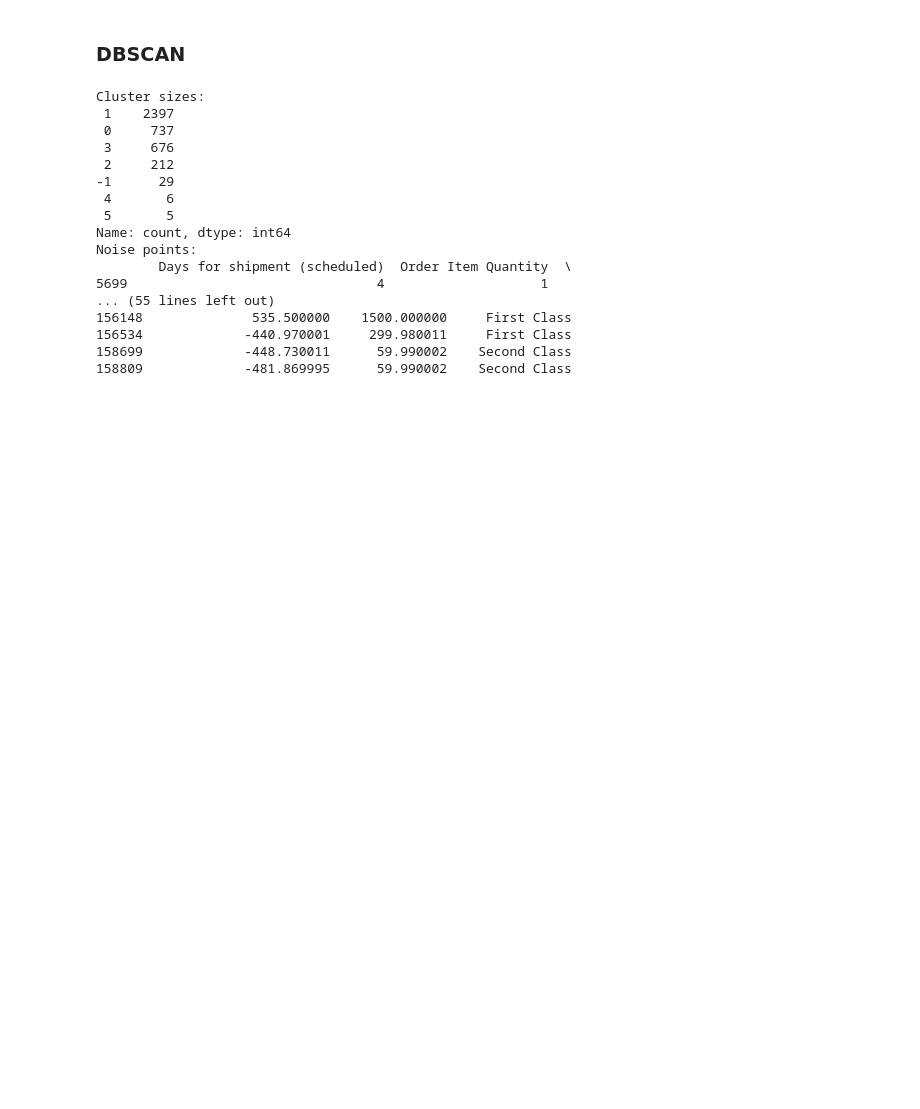
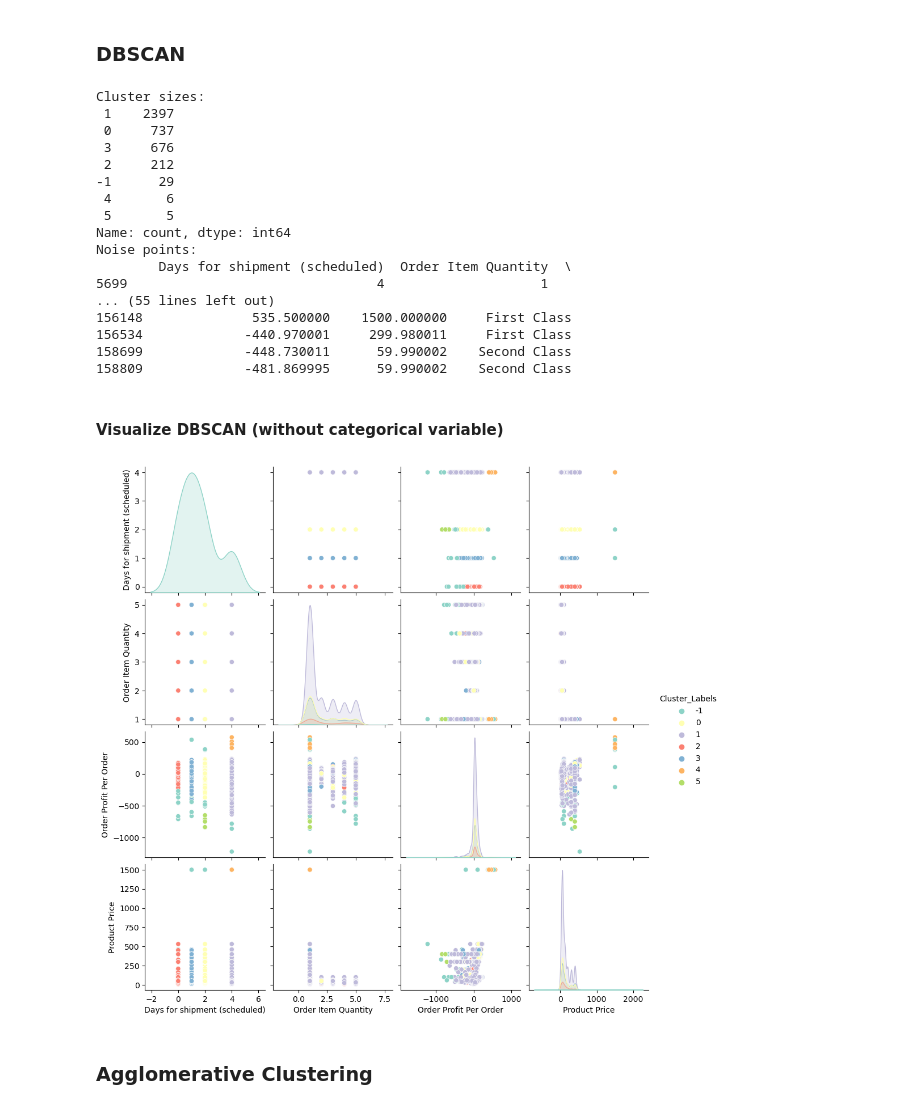
Before and after one commit to McGill-MMA-EnterpriseAnalytics/DataCo_Supply_Chain, a Jupyter notebook: models/fraud order clustering.ipynb, the cells around one changed output. Saved outputs shown, nothing was run; the diff lists cells and outputs as text; code cells hidden in the pictures; blank space fills up the shorter version.

Commit message:
fraud order clustering update

```diff
--- a/models/fraud order clustering.ipynb
+++ b/models/fraud order clustering.ipynb
@@ -433,3 +397,13 @@ Noise points:
 156534             -440.970001     299.980011     First Class
 158699             -448.730011      59.990002    Second Class
 158809             -481.869995      59.990002    Second Class
+# %% [markdown]
+#### Visualize DBSCAN (without categorical variable)
+# %%
+# scatter plot for numeric features
+sns.pairplot(X_with_labels, hue='Cluster_Labels', palette='Set3')
+plt.show()
+# %% [output]
+[figure, added]
+# %% [markdown]
+### Agglomerative Clustering
```
Also changed, not shown: parts of 18 cells of this notebook.
